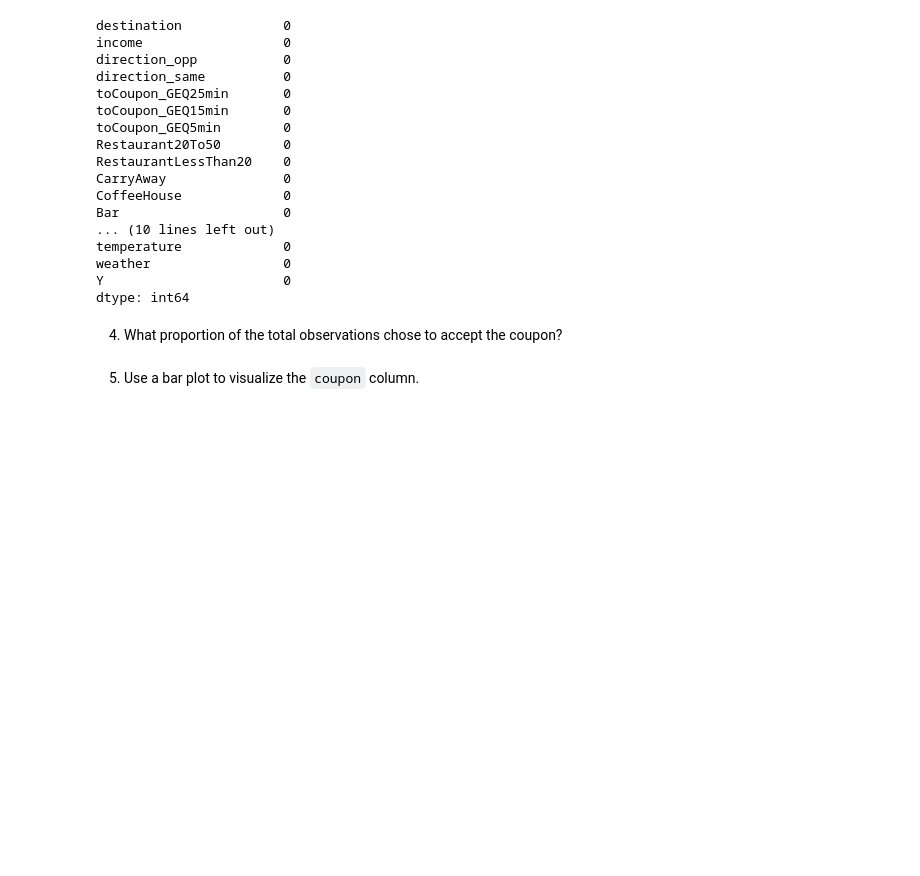
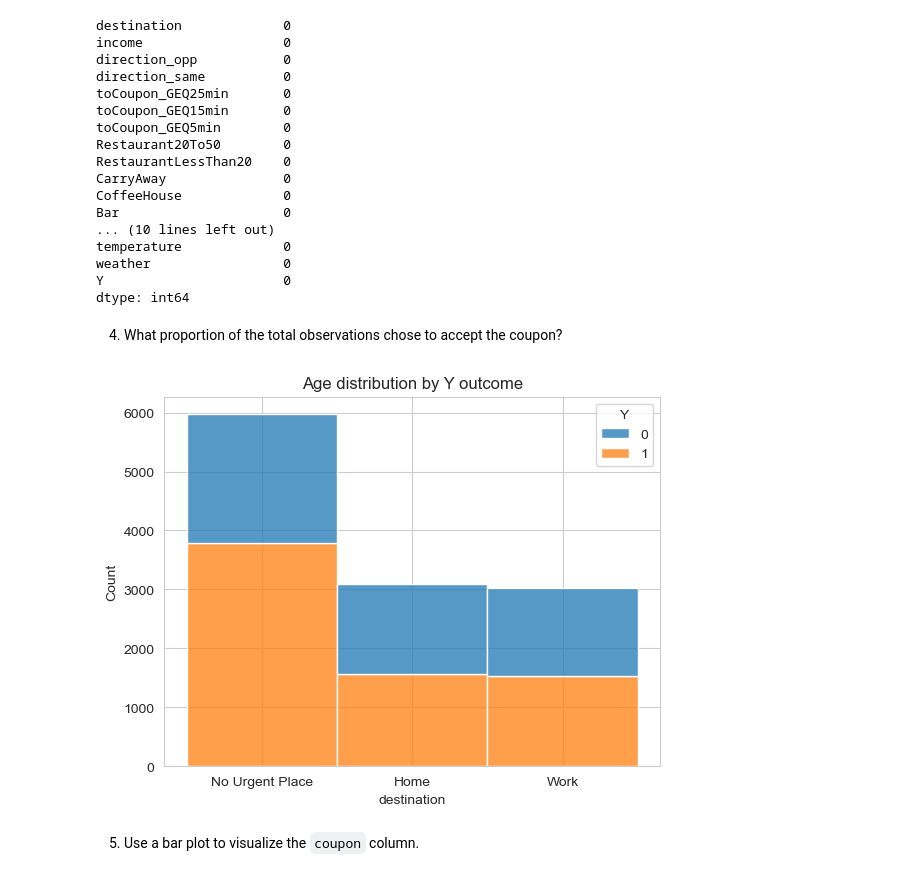
Before and after one commit to jeffreylgoode/Coupon_Project, a Jupyter notebook: Coupon_Project.ipynb, the cells around one changed output. Saved outputs shown, nothing was run; the diff lists cells and outputs as text; code cells hidden in the pictures; blank space fills up the shorter version.

Commit message:
beginning to plot the data now.

```diff
--- a/Coupon_Project.ipynb
+++ b/Coupon_Project.ipynb
@@ -173,6 +173,12 @@ Y                       0
 dtype: int64
 # %% [markdown]
 4. What proportion of the total observations chose to accept the coupon?
+# %%
+sns.histplot(x = 'destination', hue='Y', data=data_mod, multiple='stack')
+plt.title('Age distribution by Y outcome')
+plt.show()
+# %% [output]
+[figure, added]
 # %% [markdown]
 5. Use a bar plot to visualize the `coupon` column.
 # %% [markdown]
```
